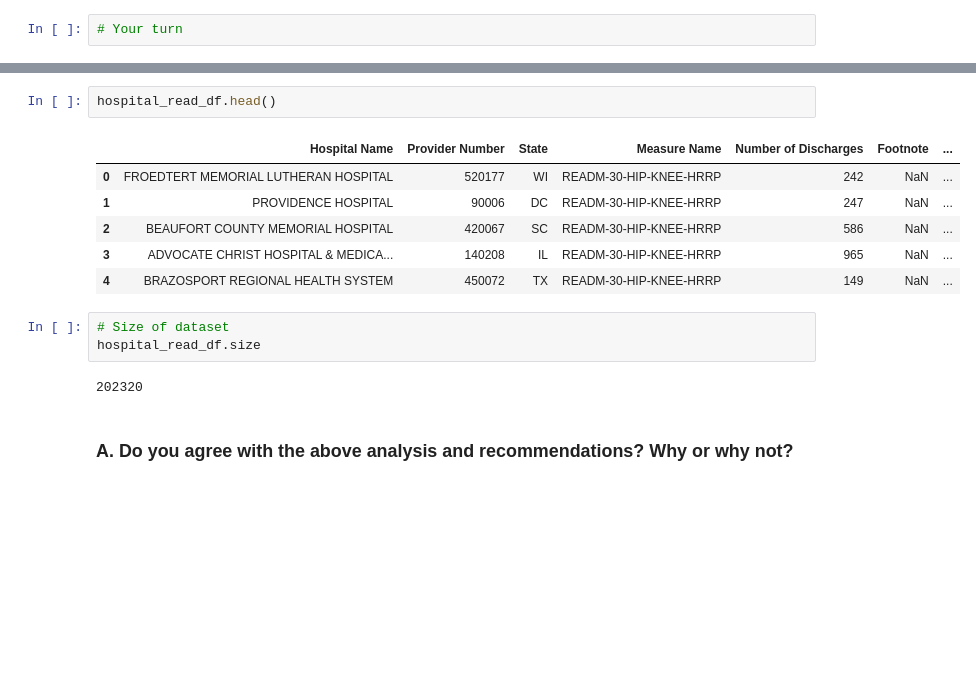
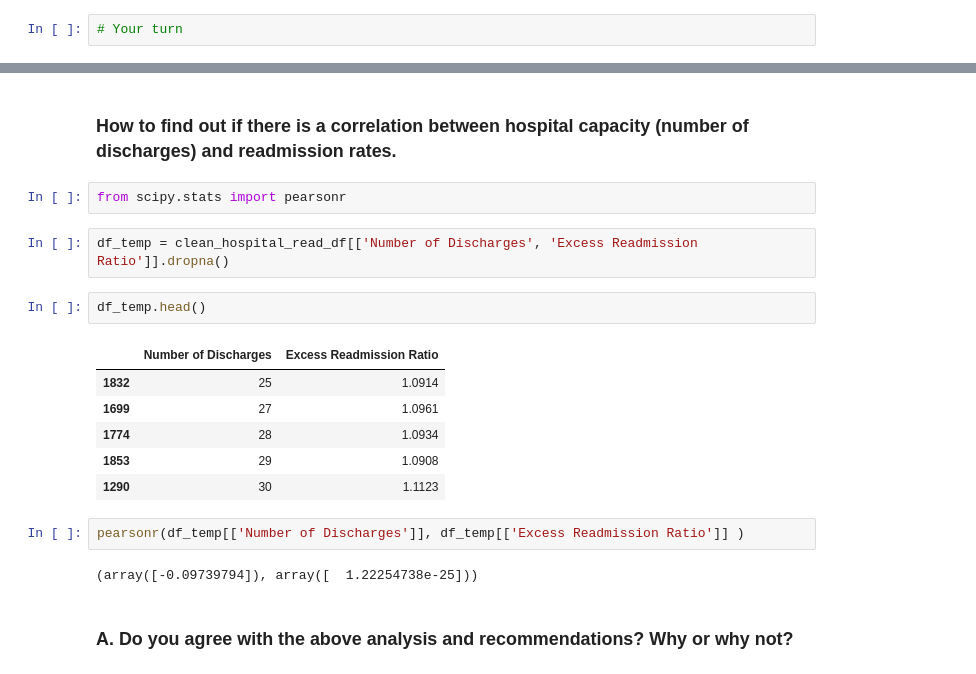
Before and after one commit to davicsilva/dsintensive, a Jupyter notebook: notebooks/eda-miniprojects/hospital_readmit/sliderule_dsi_inferential_statistics_exercise_3.ipynb, the cells around one changed output, grey strips where cells are left out. Cells and saved outputs as stored; diff of their text form; blank space fills up the shorter version.

Commit message:
Update Mini projects
Update hospital_readmiy, human_temp and racial_disc mini projects.

```diff
--- a/notebooks/eda-miniprojects/hospital_readmit/sliderule_dsi_inferential_statistics_exercise_3.ipynb
+++ b/notebooks/eda-miniprojects/hospital_readmit/sliderule_dsi_inferential_statistics_exercise_3.ipynb
@@ -115,17 +225,22 @@ You can compose in notebook cells using Markdown:
+# %% [markdown]
+### How to find out if there is a correlation between hospital capacity (number of discharges) and readmission rates.
+# %%
+from scipy.stats import pearsonr
+# %%
+df_temp = clean_hospital_read_df[['Number of Discharges', 'Excess Readmission Ratio']].dropna()
 # %%
-hospital_read_df.head()
+df_temp.head()
 # %% [output]
-|  | Hospital Name | Provider Number | State | Measure Name | Number of Discharges | Footnote | ... |
-| 0 | FROEDTERT MEMORIAL LUTHERAN HOSPITAL | 520177 | WI | READM-30-HIP-KNEE-HRRP | 242 | NaN | ... |
-| 1 | PROVIDENCE HOSPITAL | 90006 | DC | READM-30-HIP-KNEE-HRRP | 247 | NaN | ... |
-| 2 | BEAUFORT COUNTY MEMORIAL HOSPITAL | 420067 | SC | READM-30-HIP-KNEE-HRRP | 586 | NaN | ... |
-| 3 | ADVOCATE CHRIST HOSPITAL & MEDICA... | 140208 | IL | READM-30-HIP-KNEE-HRRP | 965 | NaN | ... |
-| 4 | BRAZOSPORT REGIONAL HEALTH SYSTEM | 450072 | TX | READM-30-HIP-KNEE-HRRP | 149 | NaN | ... |
+|  | Number of Discharges | Excess Readmission Ratio |
+| 1832 | 25 | 1.0914 |
+| 1699 | 27 | 1.0961 |
+| 1774 | 28 | 1.0934 |
+| 1853 | 29 | 1.0908 |
+| 1290 | 30 | 1.1123 |
-# %%
-# Size of dataset
-hospital_read_df.size
-# %% [output]
-202320
+# %%
+pearsonr(df_temp[['Number of Discharges']], df_temp[['Excess Readmission Ratio']] )
+# %% [output]
+(array([-0.09739794]), array([  1.22254738e-25]))
 # %% [markdown]
 ### A. Do you agree with the above analysis and recommendations? Why or why not?
 # %% [markdown]
```
Also changed, not shown: parts of 11 cells of this notebook, 4 other files.
